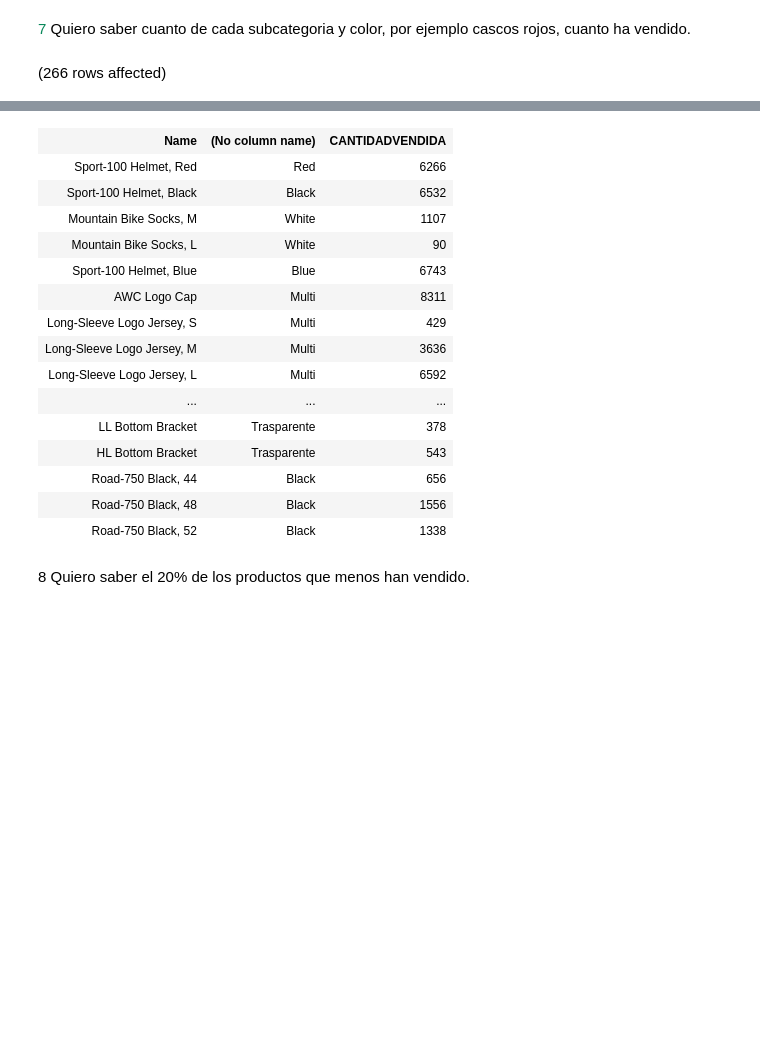
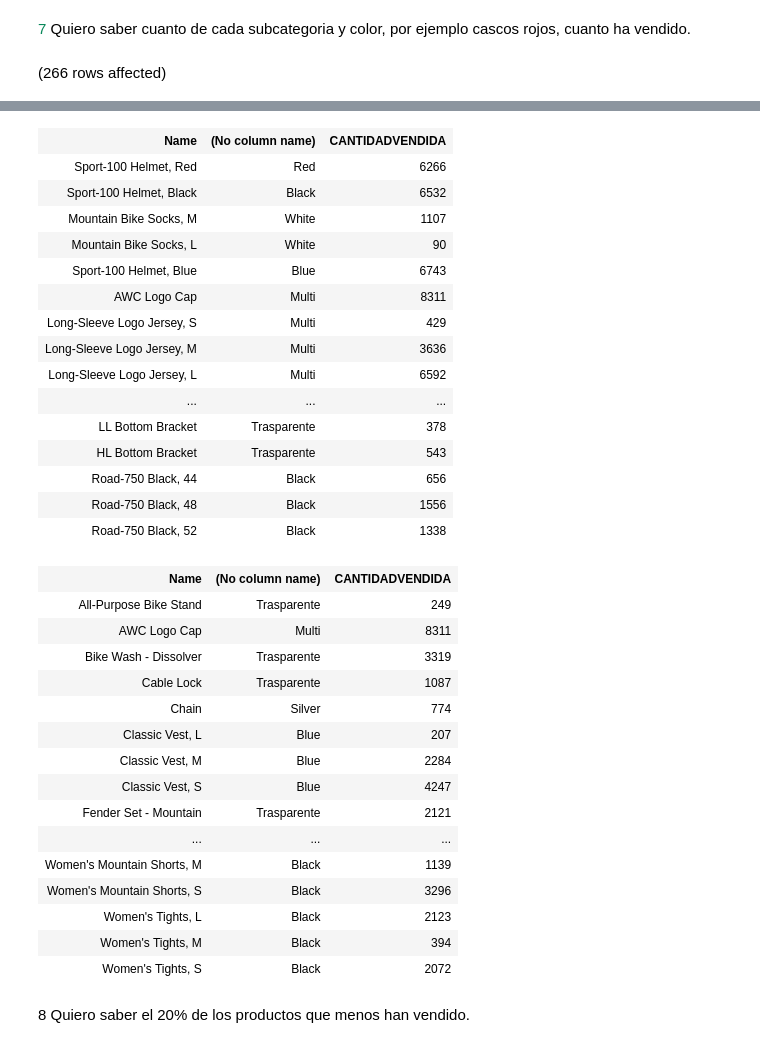
Before and after one commit to Asambler2/Hiberus-enlace, a Jupyter notebook: sql/EJ4VariasTablas/Notebook-1.ipynb, the cells around one changed output, grey strips where cells are left out. Cells and saved outputs as stored; diff of their text form; code cells hidden in the pictures; blank space fills up the shorter version.

```diff
--- a/sql/EJ4VariasTablas/Notebook-1.ipynb
+++ b/sql/EJ4VariasTablas/Notebook-1.ipynb
@@ -131,5 +218,7 @@ Total execution time: 00:00:00.030
 <span style="color: #09885a;">7</span> Quiero saber cuanto de cada subcategoria y color, por ejemplo cascos rojos, cuanto ha vendido.
 # %%
 SELECT P.Name, COALESCE(P.Color, 'Trasparente'), SUM(S.OrderQty) AS CANTIDADVENDIDA FROM Production.Product AS P JOIN SALES.SalesOrderDetail AS S ON P.ProductID = S.ProductID GROUP BY P.Name, P.Color
+
+SELECT DISTINCT P.Name, COALESCE(P.Color, 'Trasparente'), SUM(S.OrderQty) OVER(PARTITION BY P.NAME, P.COLOR) AS CANTIDADVENDIDA FROM Production.Product AS P JOIN SALES.SalesOrderDetail AS S ON P.ProductID = S.ProductID ORDER BY P.Name, COALESCE(P.Color, 'Trasparente')
 # %% [output]
 (266 rows affected)
@@ -137,19 +227,35 @@ Total execution time: 00:00:00.073
 | Name | (No column name) | CANTIDADVENDIDA |
 | Sport-100 Helmet, Red | Red | 6266 |
 | Sport-100 Helmet, Black | Black | 6532 |
 | Mountain Bike Socks, M | White | 1107 |
 | Mountain Bike Socks, L | White | 90 |
 | Sport-100 Helmet, Blue | Blue | 6743 |
 | AWC Logo Cap | Multi | 8311 |
 | Long-Sleeve Logo Jersey, S | Multi | 429 |
 | Long-Sleeve Logo Jersey, M | Multi | 3636 |
 | Long-Sleeve Logo Jersey, L | Multi | 6592 |
 | ... | ... | ... |
 | LL Bottom Bracket | Trasparente | 378 |
 | HL Bottom Bracket | Trasparente | 543 |
 | Road-750 Black, 44 | Black | 656 |
 | Road-750 Black, 48 | Black | 1556 |
 | Road-750 Black, 52 | Black | 1338 |
+| Name | (No column name) | CANTIDADVENDIDA |
+| All-Purpose Bike Stand | Trasparente | 249 |
+| AWC Logo Cap | Multi | 8311 |
+| Bike Wash - Dissolver | Trasparente | 3319 |
+| Cable Lock | Trasparente | 1087 |
+| Chain | Silver | 774 |
+| Classic Vest, L | Blue | 207 |
+| Classic Vest, M | Blue | 2284 |
+| Classic Vest, S | Blue | 4247 |
+| Fender Set - Mountain | Trasparente | 2121 |
+| ... | ... | ... |
+| Women's Mountain Shorts, M | Black | 1139 |
+| Women's Mountain Shorts, S | Black | 3296 |
+| Women's Tights, L | Black | 2123 |
+| Women's Tights, M | Black | 394 |
+| Women's Tights, S | Black | 2072 |
 # %% [markdown]
 8 Quiero saber el 20% de los productos que menos han vendido.
 # %%
```
Also changed, not shown: parts of 13 cells of this notebook.
